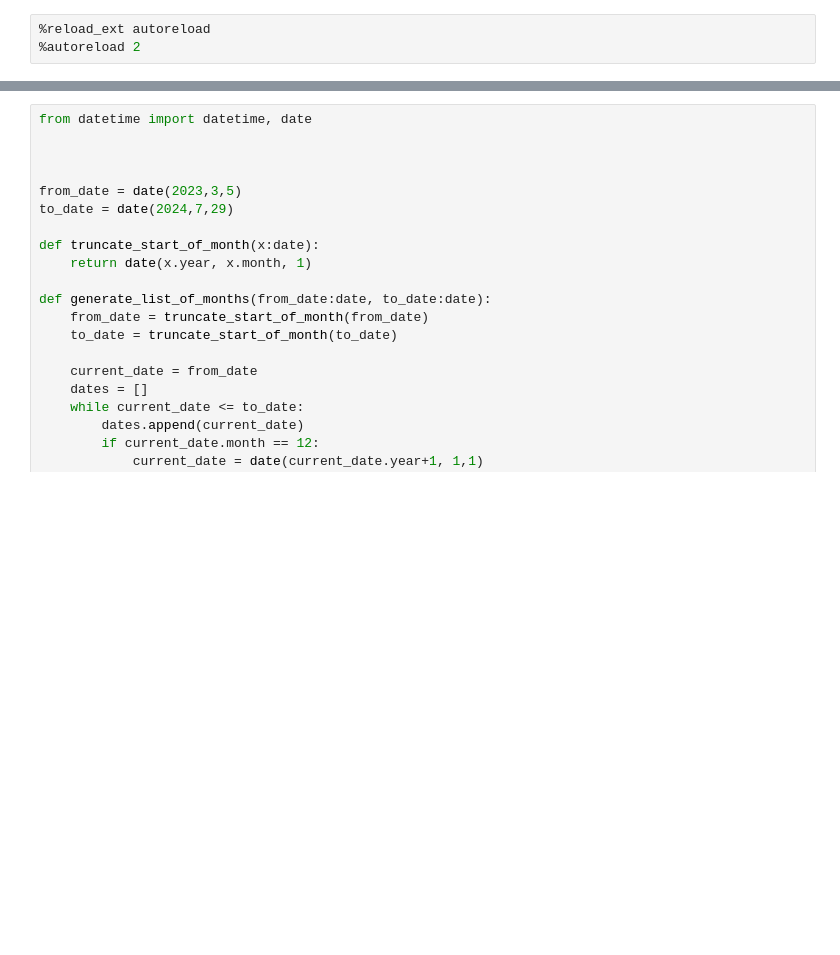
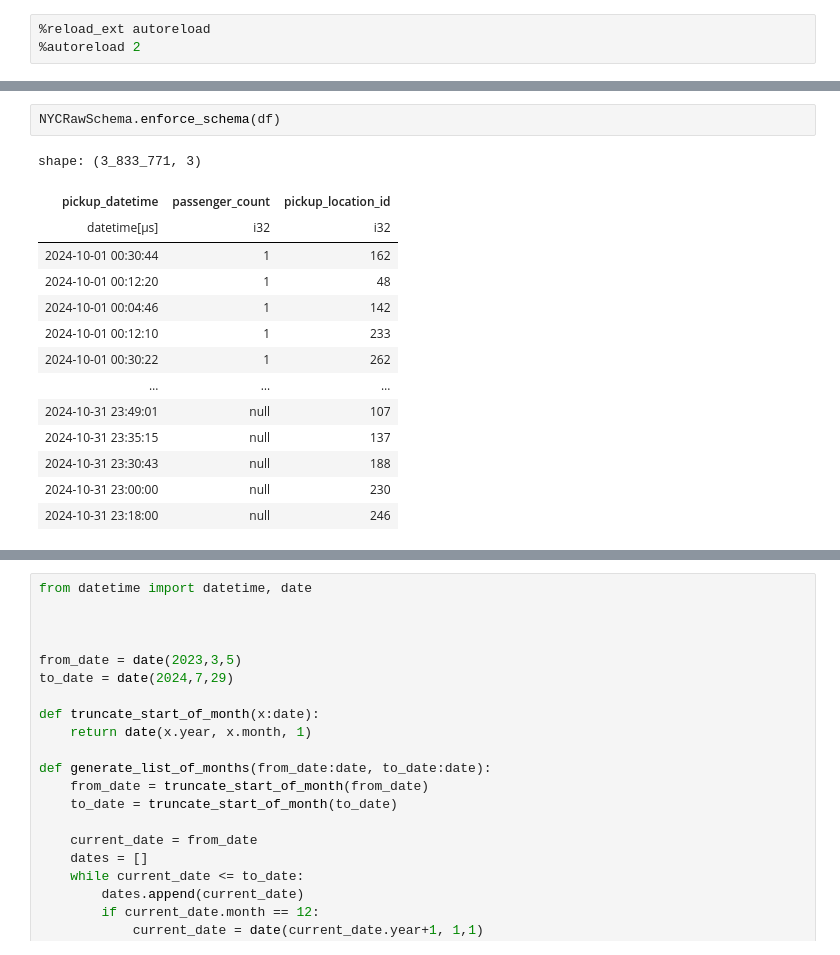
Before and after one commit to slafaurie/taxi_demand_service, a Jupyter notebook: notebooks/01_load_and_validate_raw_data.ipynb, the cells around one changed output, grey strips where cells are left out. Drawn from its saved outputs; the diff is of its cells as text; blank space fills up the shorter version.

```diff
--- a/notebooks/01_load_and_validate_raw_data.ipynb
+++ b/notebooks/01_load_and_validate_raw_data.ipynb
@@ -18,0 +29,17 @@ logger = get_logger(__name__)
+# %%
+NYCRawSchema.enforce_schema(df)
+# %% [output]
+shape: (3_833_771, 3)
+| pickup_datetime | passenger_count | pickup_location_id |
+| datetime[μs] | i32 | i32 |
+| 2024-10-01 00:30:44 | 1 | 162 |
+| 2024-10-01 00:12:20 | 1 | 48 |
+| 2024-10-01 00:04:46 | 1 | 142 |
+| 2024-10-01 00:12:10 | 1 | 233 |
+| 2024-10-01 00:30:22 | 1 | 262 |
+| … | … | … |
+| 2024-10-31 23:49:01 | null | 107 |
+| 2024-10-31 23:35:15 | null | 137 |
+| 2024-10-31 23:30:43 | null | 188 |
+| 2024-10-31 23:00:00 | null | 230 |
+| 2024-10-31 23:18:00 | null | 246 |
```
Also changed, not shown: parts of 6 cells of this notebook, 10 other files.
